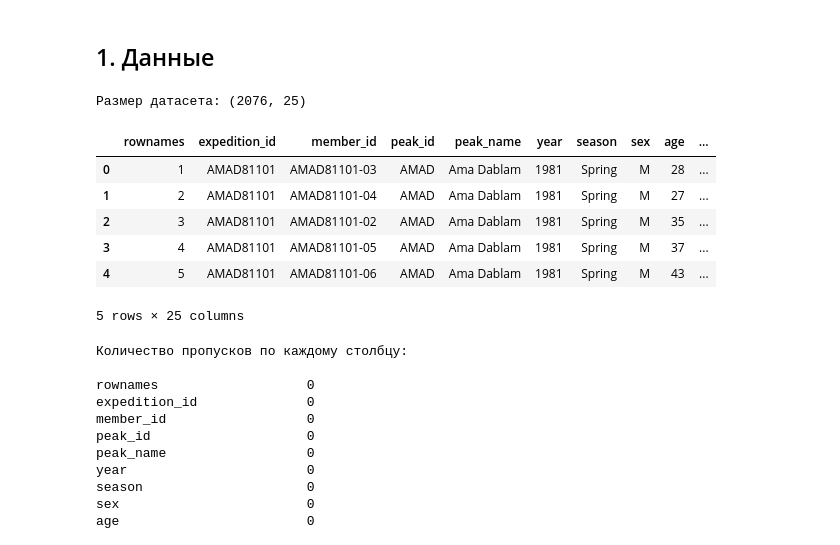
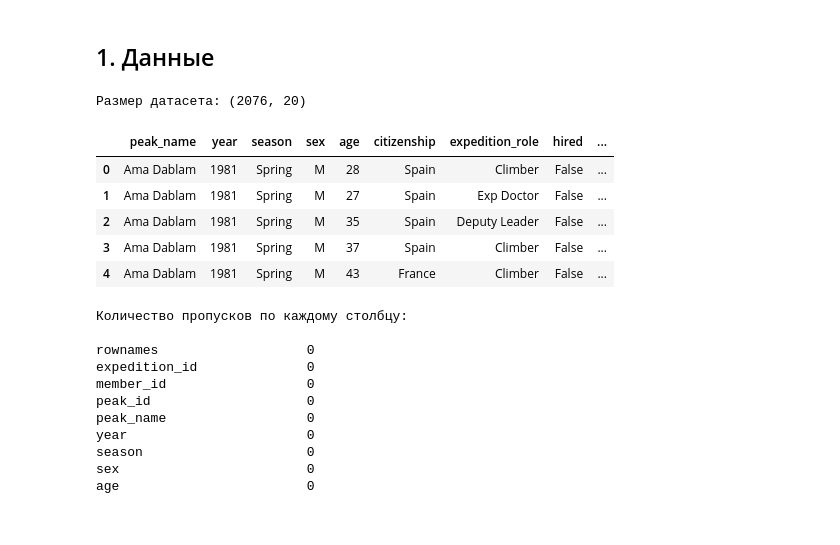
Before and after one commit to Qweeckusha/big_data_vvsu, a Jupyter notebook: practices/labX/labX.ipynb, the cells around one changed output. Drawn from its saved outputs; the diff is of its cells as text; code cells hidden in the pictures.

```diff
--- a/practices/labX/labX.ipynb
+++ b/practices/labX/labX.ipynb
@@ -21,29 +20,28 @@ plt.rcParams['figure.figsize'] = (10, 6)
 # %%
 df = pd.read_csv('climbers_sub.csv')
 
-# Список технических/идентифицирующих столбцов, которые НЕЛЬЗЯ включать в корреляцию
-cols_to_drop = ['rownames', 'expedition_id', 'member_id', 'peak_id', 'count', 'first_ascent_year']
+cols_to_drop = ['rownames', 'expedition_id', 'member_id', 'peak_id', 'first_ascent_year']
 
-# Оставляем только числовые столбцы И убираем технические
+df = df.drop(cols_to_drop, axis=1)
+
 numeric_df = df.select_dtypes(include=['number']).drop(columns=cols_to_drop, errors='ignore')
 
 bool_cols = ['hired', 'solo', 'oxygen_used', 'died', 'injured', 'success']
 for col in bool_cols:
     if col in numeric_df.columns:
         numeric_df[col] = numeric_df[col].astype(int)
 
 
 print("Размер датасета:", df.shape)
 df.head()
 # %% [output]
-Размер датасета: (2076, 25)
+Размер датасета: (2076, 20)
-|  | rownames | expedition_id | member_id | peak_id | peak_name | year | season | sex | age | ... |
-| 0 | 1 | AMAD81101 | AMAD81101-03 | AMAD | Ama Dablam | 1981 | Spring | M | 28 | ... |
-| 1 | 2 | AMAD81101 | AMAD81101-04 | AMAD | Ama Dablam | 1981 | Spring | M | 27 | ... |
-| 2 | 3 | AMAD81101 | AMAD81101-02 | AMAD | Ama Dablam | 1981 | Spring | M | 35 | ... |
-| 3 | 4 | AMAD81101 | AMAD81101-05 | AMAD | Ama Dablam | 1981 | Spring | M | 37 | ... |
-| 4 | 5 | AMAD81101 | AMAD81101-06 | AMAD | Ama Dablam | 1981 | Spring | M | 43 | ... |
+|  | peak_name | year | season | sex | age | citizenship | expedition_role | hired | ... |
+| 0 | Ama Dablam | 1981 | Spring | M | 28 | Spain | Climber | False | ... |
+| 1 | Ama Dablam | 1981 | Spring | M | 27 | Spain | Exp Doctor | False | ... |
+| 2 | Ama Dablam | 1981 | Spring | M | 35 | Spain | Deputy Leader | False | ... |
+| 3 | Ama Dablam | 1981 | Spring | M | 37 | Spain | Climber | False | ... |
+| 4 | Ama Dablam | 1981 | Spring | M | 43 | France | Climber | False | ... |
-5 rows × 25 columns
 # %%
 print("Количество пропусков по каждому столбцу:\n")
 print(df.isna().sum())
```
Also changed, not shown: parts of 8 cells of this notebook.
